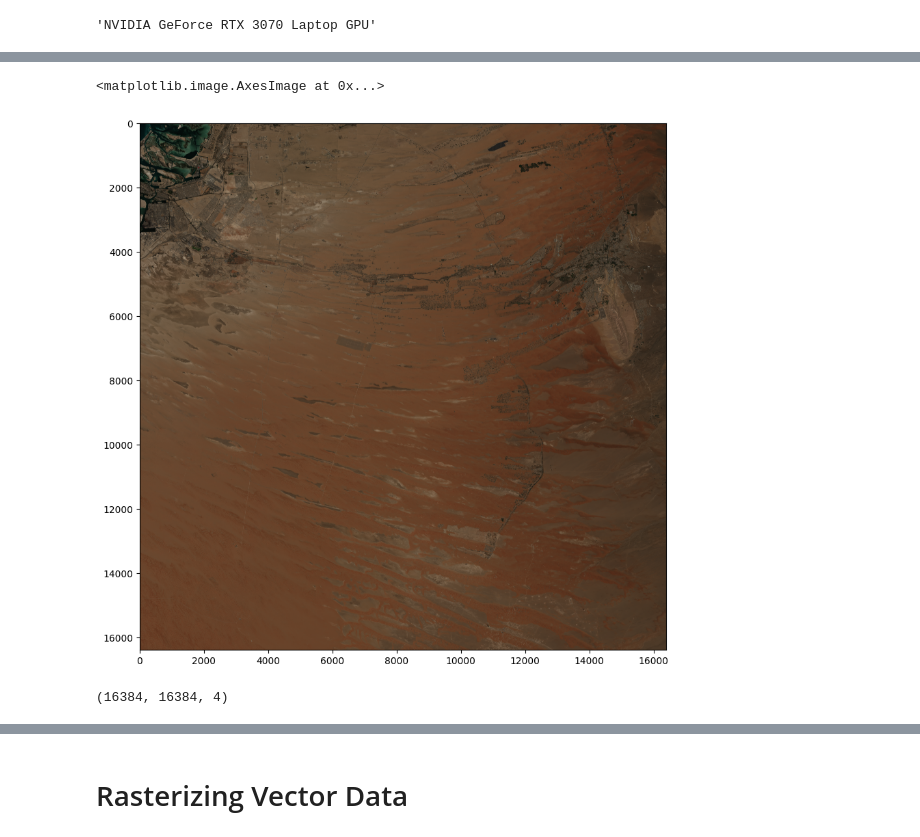
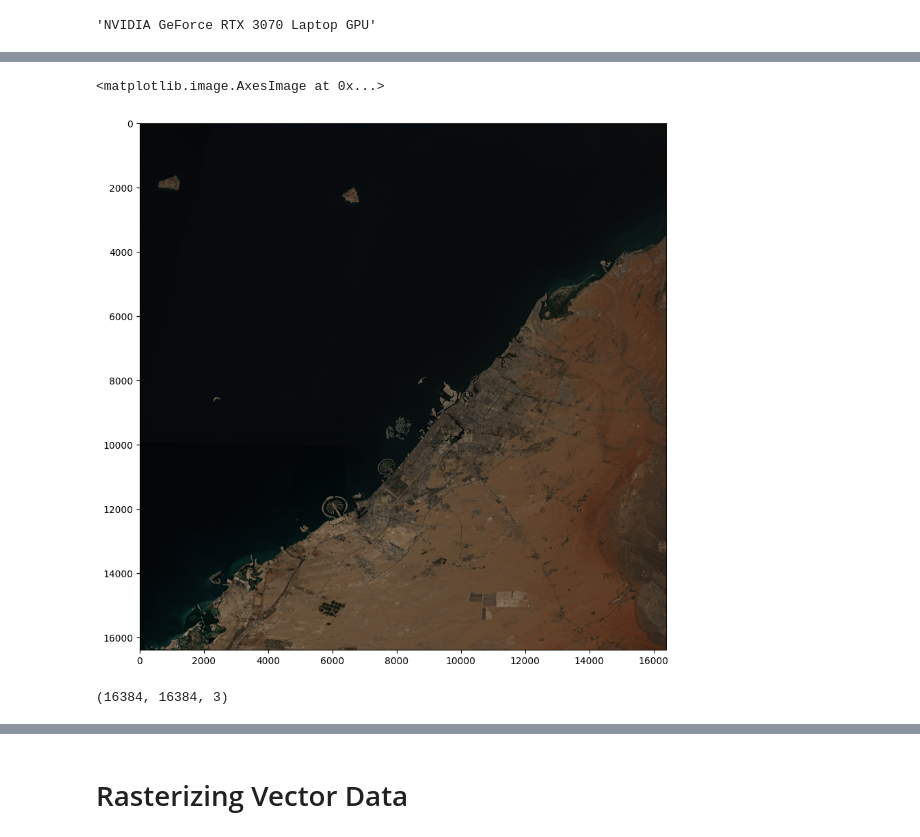
Before and after one commit to OfficialAC18/LULC_UAE_DL, a Jupyter notebook: scripts/Data Processing Notebook.ipynb, the cells around one changed output, grey strips where cells are left out. Saved outputs shown, nothing was run; the diff lists cells and outputs as text; code cells hidden in the pictures.

```diff
--- a/scripts/Data Processing Notebook.ipynb
+++ b/scripts/Data Processing Notebook.ipynb
@@ -52,8 +127,8 @@ torch.cuda.get_device_name(0)
 'NVIDIA GeForce RTX 3070 Laptop GPU'
 # %%
 #All Drive Locations
-BASE_IMAGE_FOLDER = '../data/2021'
+BASE_IMAGE_FOLDER = '../data/2021/Raw Satellite Images'
+VECTOR_FOLDER = '../data/2021/Raw Vectors'
 CLIPPED_IMAGE_FOLDER = '../data/2021/Clipped Satellite Rasters'
-MODIFIED_GEOJSON_FOLDER = '../data/2021/Modified GeoJSON files'
 # %%
 #View all images in image folder
@@ -100,5 +166,6 @@ cleaned_vector_data
 # %%
 #Loading a given Satellite Image
-raster_tile_1 = RasterioSource(all_images[6],
+raster_tile_1 = RasterioSource(all_images[2],
                                channel_order=[2,1,0],
                                allow_streaming = False)
+raster_tile_1_arr = raster_tile_1.get_image_array()
@@ -113,5 +182,5 @@ vector_source = GeoJSONVectorSource(all_vector_data[0],
 # %%
 #Visualizing the Satellite Image
 fig, ax = plt.subplots(figsize=(10,10))
-ax.imshow(raster_tile_1.get_image_array())
+ax.imshow(raster_tile_1_arr)
 # %% [output]
@@ -119,10 +188,10 @@ Warning 1: PROJ: proj_create_from_database: /home/ac18/miniconda3/share/proj/pro
 <matplotlib.image.AxesImage at 0x...>
-[figure, old version]
+[figure, new version]
 # %%
 #To get an idea on the shape of the Satellite Image
 raster_tile_1.shape
 # %% [output]
-(16384, 16384, 4)
+(16384, 16384, 3)
 # %%
 #Loads the label (vector polygon) into memory and performs some transformations
 # This is the longest step in the process
```
Also changed, not shown: parts of 46 cells of this notebook, 2 other files.
